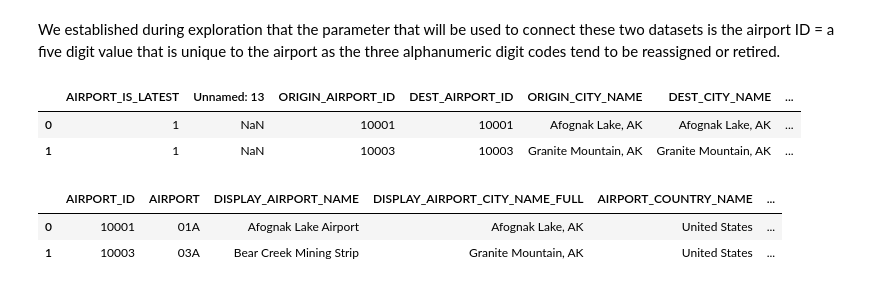
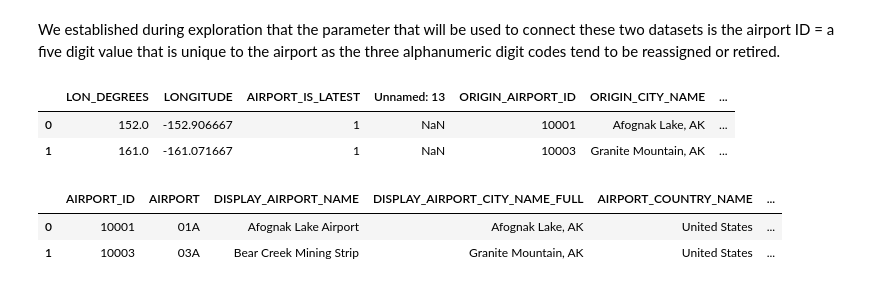
Before and after one commit to siawayforward/DS4A-group-project, a Jupyter notebook: data_aggregation/data_aggregation_airports.ipynb, the cells around one changed output. Cells and saved outputs as stored; diff of their text form; code cells hidden in the pictures.

```diff
--- a/data_aggregation/data_aggregation_airports.ipynb
+++ b/data_aggregation/data_aggregation_airports.ipynb
@@ -33,8 +36,8 @@ Reminder of the fields in the datasets. All of these descriptions come from the
 - `DEST_CITY_NAME` = collected as `AirportCityName`: Airport City Name with either U.S. State or Country
 # %%
 #import data
-path = '/content/drive/MyDrive/2020-Move/Learning/DS4A-correlation-one/DS4A Project/repo/data/'
-all_travel = pd.read_csv('all_travel.csv').drop(['Unnamed: 0', 'ORIGIN', 'DEST'], axis=1)
+path = '/content/drive/MyDrive/2020-Move/Learning/DS4A-correlation-one/DS4A Project/repo/'
+all_travel = pd.read_csv(path+'data/all_travel.csv').drop(['Unnamed: 0', 'ORIGIN', 'DEST'], axis=1)
 print(all_travel.shape,'\n')
 all_travel.head(2)
 # %% [output]
@@ -50,7 +51,7 @@ By far, most people fly in from LAX (Los Angeles International Airport) followed
 The [Market Coordinate](https://www.transtats.bts.gov/Tables.asp?DB_ID=595&DB_Name=Aviation%20Support%20Tables) table download (`341379231_T_MASTER_CORD.csv`) that is also provided by the Bureau of Transportation Statistics as with [all our data](https://www.transtats.bts.gov/Tables.asp?DB_ID=125&DB_Name=Airline%20Origin%20and%20Destination%20Survey%20%28DB1B%29&DB_Short_Name=Origin%20and%20Destination%20Survey), includes information about airport codes, IDs, and location, along with any historical identifying information about the airports that appear on the itineraries downloaded.
 # %%
 #get city/location data for merging with
-airport_data = pd.read_csv('341379231_T_MASTER_CORD.csv')
+airport_data = pd.read_csv(path+'data/341379231_T_MASTER_CORD.csv')
 airport_data.shape
 # %% [output]
 (18102, 14)
@@ -65,16 +66,14 @@ We established during exploration that the parameter that will be used to connec
 # %%
 #create temporary columns for merging// there are only four destinations, only adding origin lat/lon
 airport_data['ORIGIN_AIRPORT_ID'] = airport_data['AIRPORT_ID']
-airport_data['DEST_AIRPORT_ID'] = airport_data['AIRPORT_ID']
 airport_data['ORIGIN_CITY_NAME'] = airport_data['DISPLAY_AIRPORT_CITY_NAME_FULL']
-airport_data['DEST_CITY_NAME'] = airport_data['DISPLAY_AIRPORT_CITY_NAME_FULL']
 airport_data['ORIGIN_LONGITUDE'] = airport_data['LONGITUDE']
 airport_data['ORIGIN_LATITUDE'] = airport_data['LATITUDE']
 airport_data.iloc[:, -8:].head(2)
 # %% [output]
-|  | AIRPORT_IS_LATEST | Unnamed: 13 | ORIGIN_AIRPORT_ID | DEST_AIRPORT_ID | ORIGIN_CITY_NAME | DEST_CITY_NAME | ... |
-| 0 | 1 | NaN | 10001 | 10001 | Afognak Lake, AK | Afognak Lake, AK | ... |
-| 1 | 1 | NaN | 10003 | 10003 | Granite Mountain, AK | Granite Mountain, AK | ... |
+|  | LON_DEGREES | LONGITUDE | AIRPORT_IS_LATEST | Unnamed: 13 | ORIGIN_AIRPORT_ID | ORIGIN_CITY_NAME | ... |
+| 0 | 152.0 | -152.906667 | 1 | NaN | 10001 | Afognak Lake, AK | ... |
+| 1 | 161.0 | -161.071667 | 1 | NaN | 10003 | Granite Mountain, AK | ... |
 # %%
 #dropping unused/useless columns
 del airport_data['Unnamed: 13']
```
Also changed, not shown: parts of 29 cells of this notebook.
